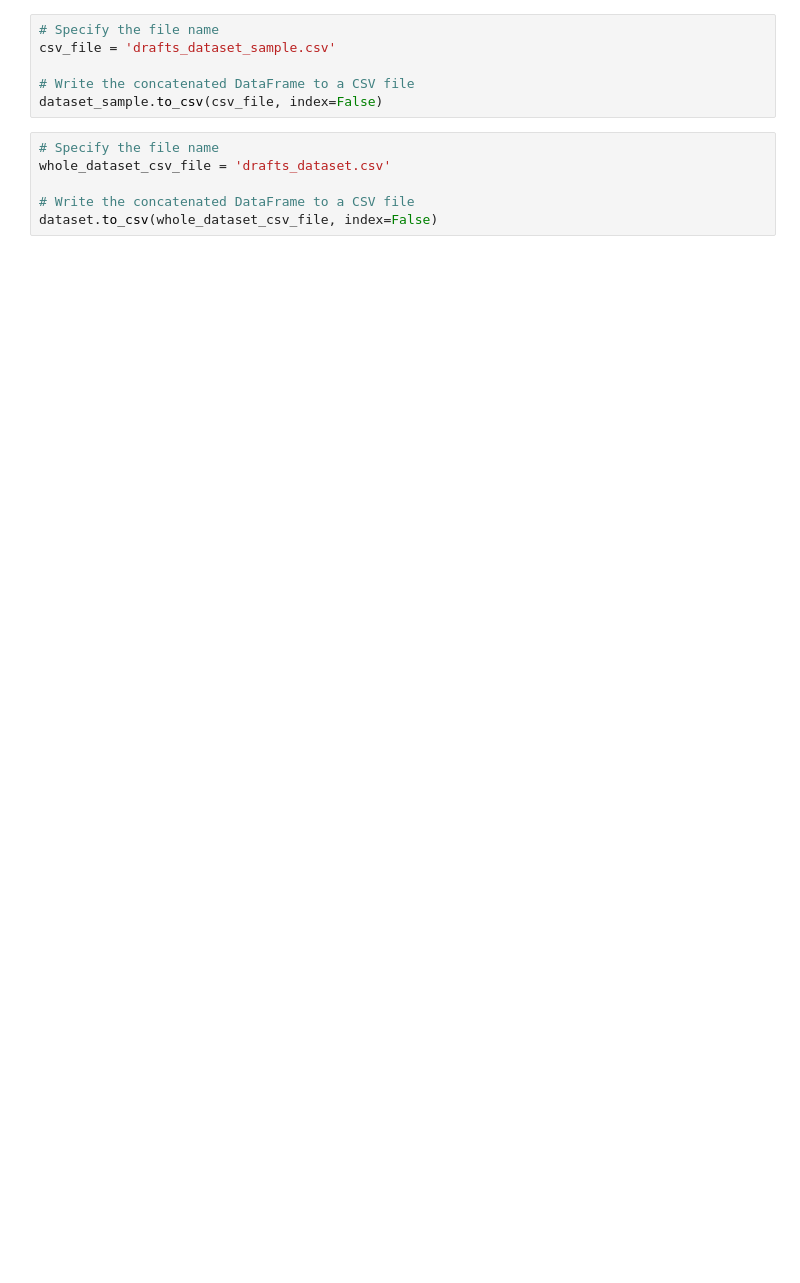
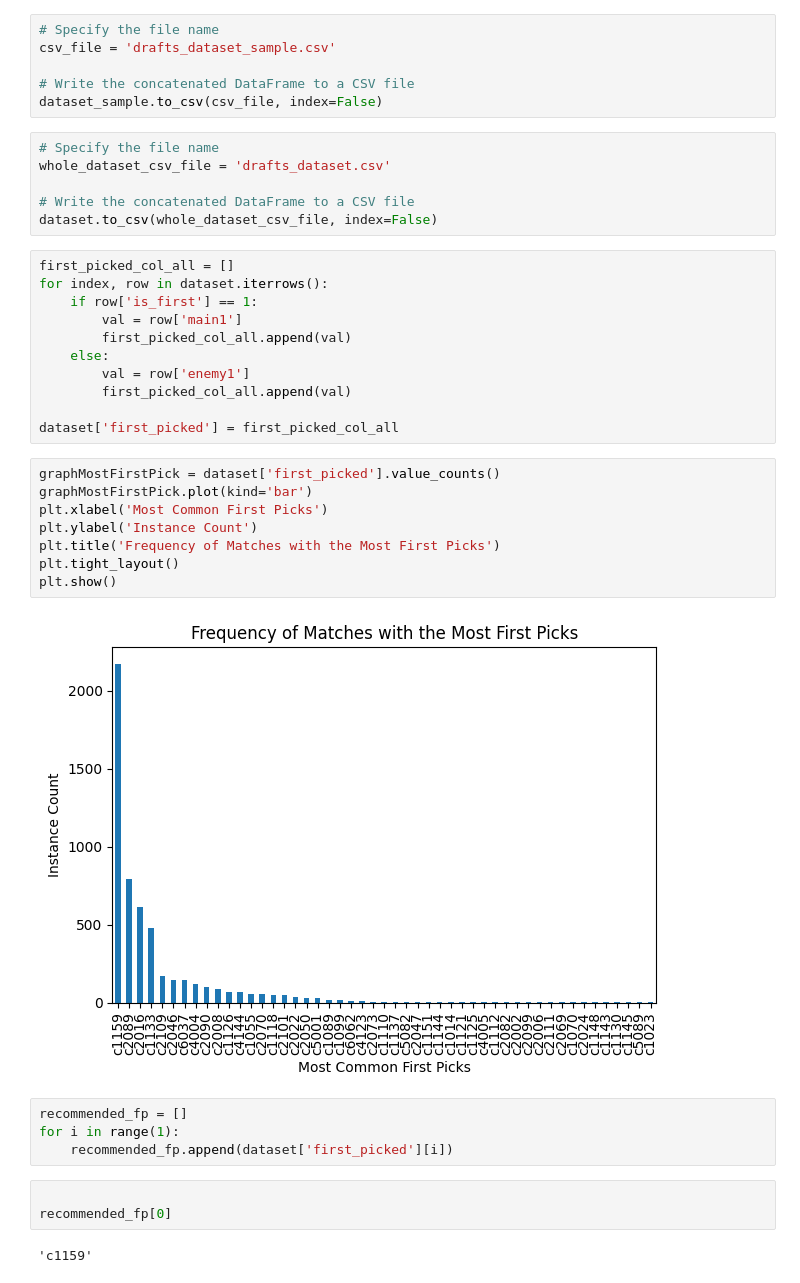
Before and after one commit to kleb-ton/419prj, a Jupyter notebook: e7_data/draft_generator.ipynb, the cells around one changed output. Cells and saved outputs as stored; diff of their text form; blank space fills up the shorter version.

```diff
--- a/e7_data/draft_generator.ipynb
+++ b/e7_data/draft_generator.ipynb
@@ -152,3 +152,33 @@ whole_dataset_csv_file = 'drafts_dataset.csv'
 
 # Write the concatenated DataFrame to a CSV file
 dataset.to_csv(whole_dataset_csv_file, index=False)
+# %%
+first_picked_col_all = []
+for index, row in dataset.iterrows():
+    if row['is_first'] == 1:
+        val = row['main1']
+        first_picked_col_all.append(val)
+    else:
+        val = row['enemy1']
+        first_picked_col_all.append(val)
+
+dataset['first_picked'] = first_picked_col_all
+# %%
+graphMostFirstPick = dataset['first_picked'].value_counts()
+graphMostFirstPick.plot(kind='bar')
+plt.xlabel('Most Common First Picks')
+plt.ylabel('Instance Count')
+plt.title('Frequency of Matches with the Most First Picks')
+plt.tight_layout()
+plt.show()
+# %% [output]
+[figure, added]
+# %%
+recommended_fp = []
+for i in range(1):
+    recommended_fp.append(dataset['first_picked'][i])
+# %%
+
+recommended_fp[0]
+# %% [output]
+'c1159'
```
Also changed, not shown: parts of 5 cells of this notebook, 34 other files.
